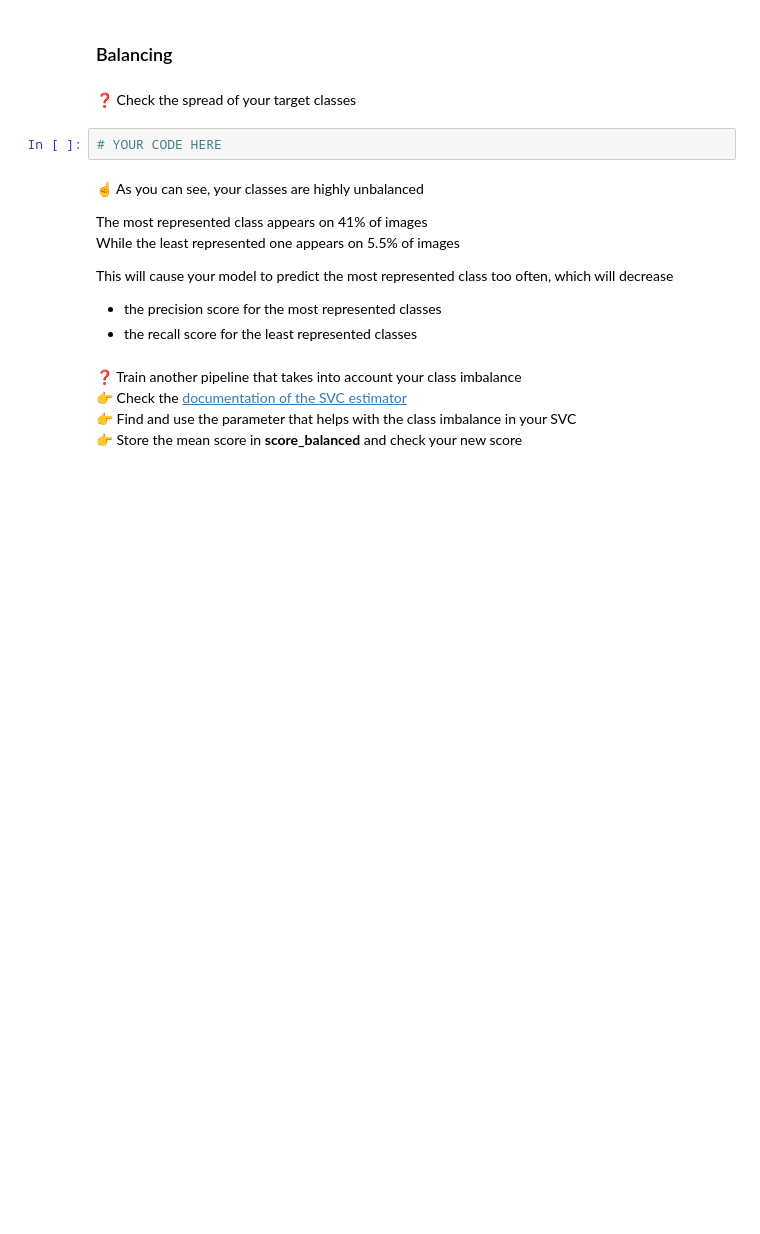
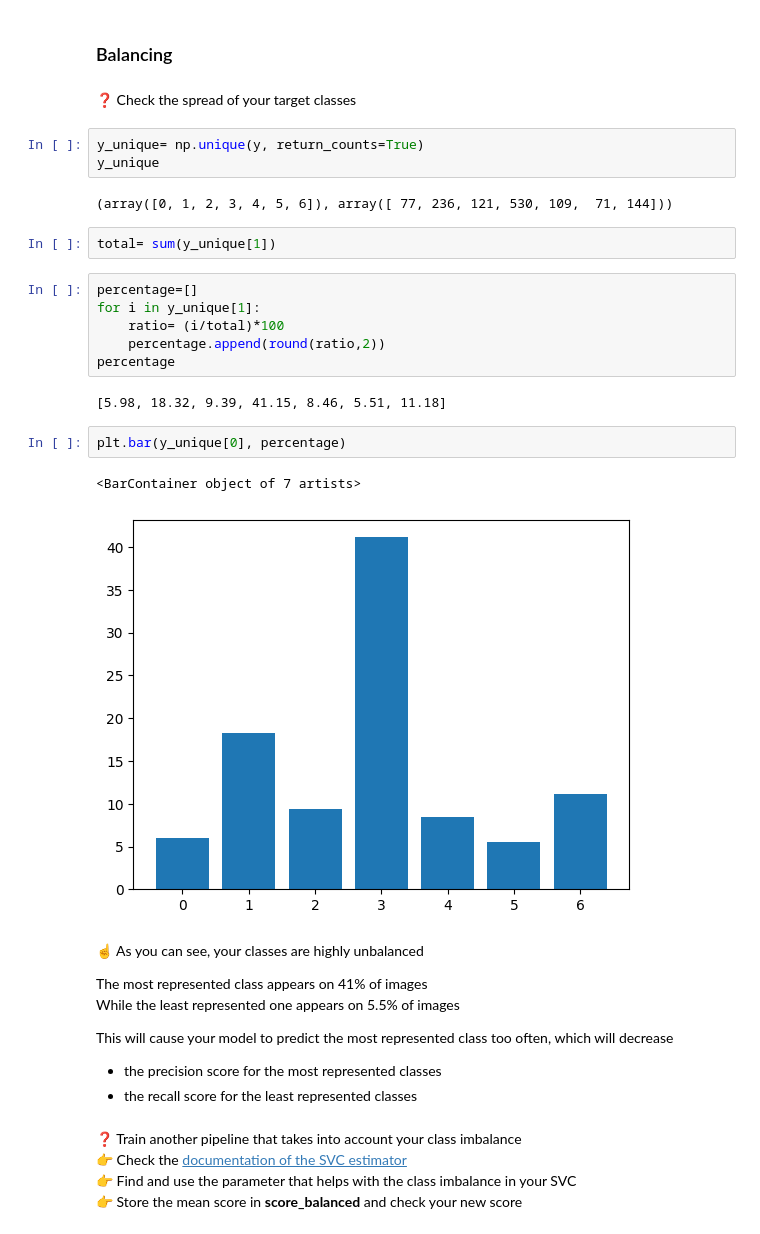
Before and after one commit to ParissaPeimaniyfard/data-face-recognition, a Jupyter notebook: face_recognition.ipynb, the cells around one changed output. Cells and saved outputs as stored; diff of their text form; blank space fills up the shorter version.

```diff
--- a/face_recognition.ipynb
+++ b/face_recognition.ipynb
@@ -660,8 +673,26 @@ print(f"""
 ### Balancing
 # %% [markdown]
 ❓ Check the spread of your target classes
-# %%
-# YOUR CODE HERE
+# %%
+y_unique= np.unique(y, return_counts=True)
+y_unique
+# %% [output]
+(array([0, 1, 2, 3, 4, 5, 6]), array([ 77, 236, 121, 530, 109,  71, 144]))
+# %%
+total= sum(y_unique[1])
+# %%
+percentage=[]
+for i in y_unique[1]:
+    ratio= (i/total)*100
+    percentage.append(round(ratio,2))
+percentage
+# %% [output]
+[5.98, 18.32, 9.39, 41.15, 8.46, 5.51, 11.18]
+# %%
+plt.bar(y_unique[0], percentage)
+# %% [output]
+<BarContainer object of 7 artists>
+[figure, added]
 # %% [markdown]
 ☝️ As you can see, your classes are highly unbalanced
 
```
Also changed, not shown: parts of 17 cells of this notebook, 2 other files.
